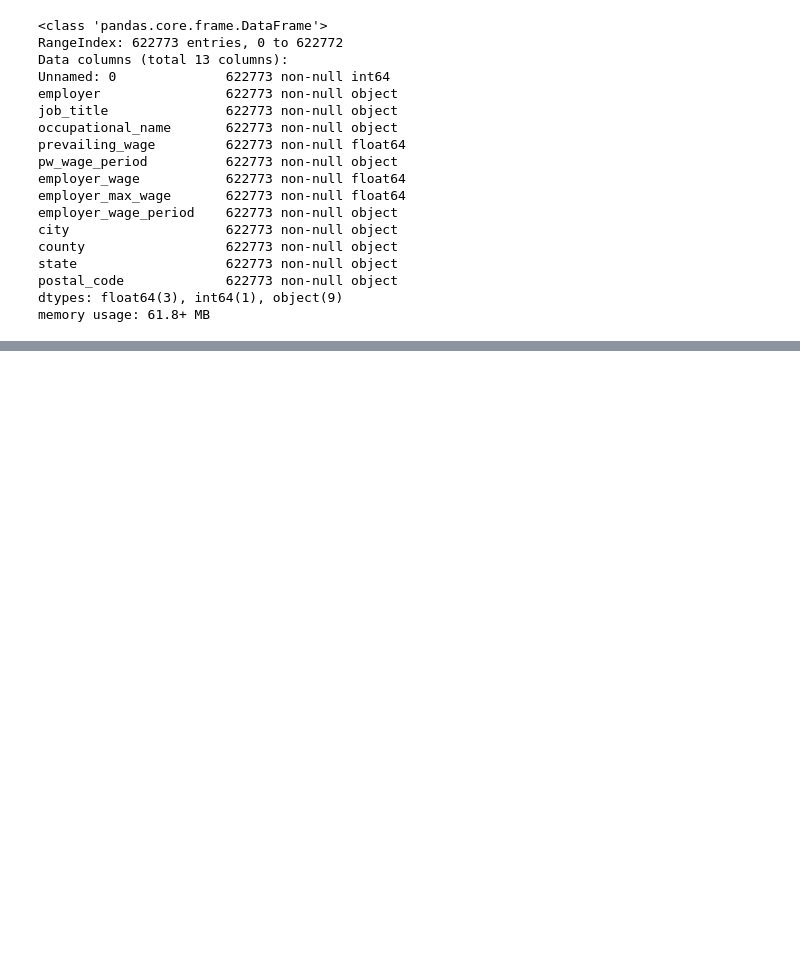
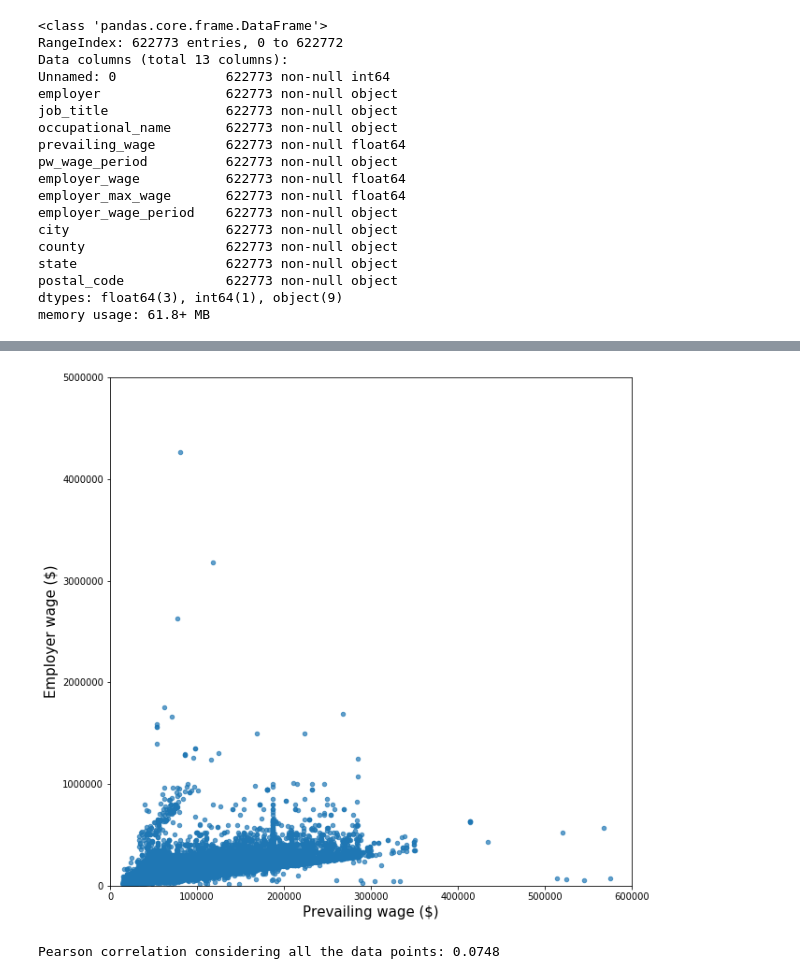
Before and after one commit to pdagger/Springboard_Data_Science, a Jupyter notebook: Capstone_Project_1/Salary_prediction.ipynb, the cells around one changed output, grey strips where cells are left out. Saved outputs shown, nothing was run; the diff lists cells and outputs as text; code cells hidden in the pictures; blank space fills up the shorter version.

```diff
--- a/Capstone_Project_1/Salary_prediction.ipynb
+++ b/Capstone_Project_1/Salary_prediction.ipynb
@@ -5,7 +5,7 @@ import matplotlib.pyplot as plt
 import seaborn as sns
 import re
 # %%
-data = pd.read_csv('./Data/H1B_2017_.csv', low_memory=False)
+data = pd.read_csv('./Data/H1B_2017.csv', low_memory=False)
 # %%
 data.info()
 # %% [output]
@@ -298,0 +52,15 @@ pd.get_dummies(X, columns=['postal_code'], drop_first=True)
+# %%
+plt.figure(figsize=(10,10))
+plt.scatter(data.prevailing_wage, data.employer_wage, alpha=0.7, s=20)
+plt.xlabel('Prevailing wage ($)', size=15)
+plt.xlim(0,600000)
+plt.ylabel('Employer wage ($)', size=15)
+plt.ylim(0,5000000)
+plt.title('')
+plt.show()
+
+pearson = np.corrcoef(data.prevailing_wage, data.employer_wage)[0,1]
+print("Pearson correlation considering all the data points: %.4f" %pearson)
+# %% [output]
+[figure, added]
+Pearson correlation considering all the data points: 0.0748
```
Also changed, not shown: parts of 131 cells of this notebook.
